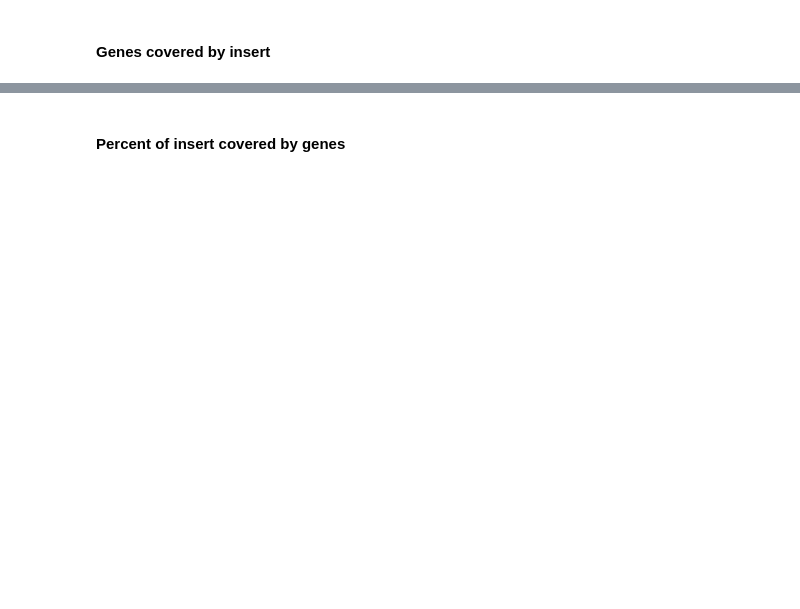
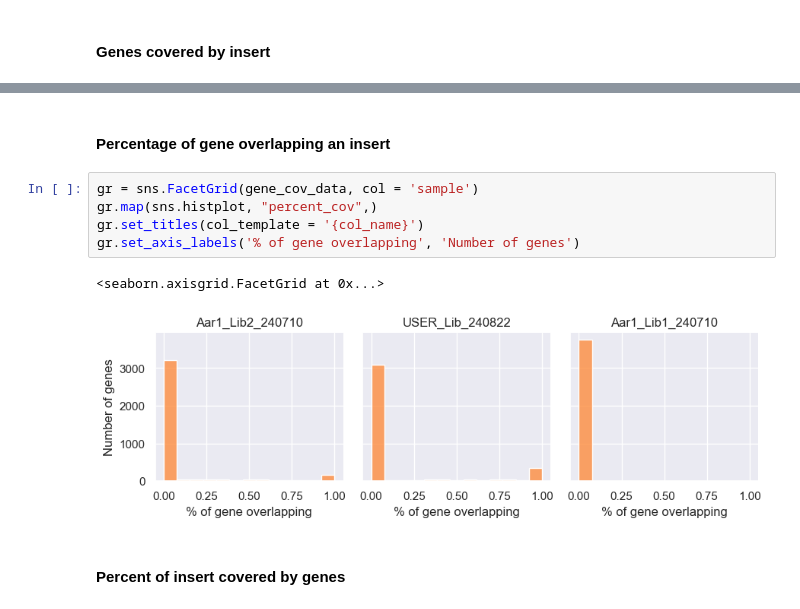
Before and after one commit to Pioneer-Research-Labs/long-read-qc, a Jupyter notebook: assets/report_template.ipynb, the cells around one changed output, grey strips where cells are left out. Saved outputs shown, nothing was run; the diff lists cells and outputs as text; blank space fills up the shorter version.

```diff
--- a/assets/report_template.ipynb
+++ b/assets/report_template.ipynb
@@ -151,3 +156,13 @@ gr.set_titles(col_template = '{col_name}')
+# %% [markdown]
+#### Percentage of gene overlapping an insert
+# %%
+gr = sns.FacetGrid(gene_cov_data, col = 'sample')
+gr.map(sns.histplot, "percent_cov",)
+gr.set_titles(col_template = '{col_name}')
+gr.set_axis_labels('% of gene overlapping', 'Number of genes')
+# %% [output]
+<seaborn.axisgrid.FacetGrid at 0x...>
+[figure, added]
 # %% [markdown]
 #### Percent of insert covered by genes
 # %%
```
Also changed, not shown: parts of 14 cells of this notebook, 1 other file.
